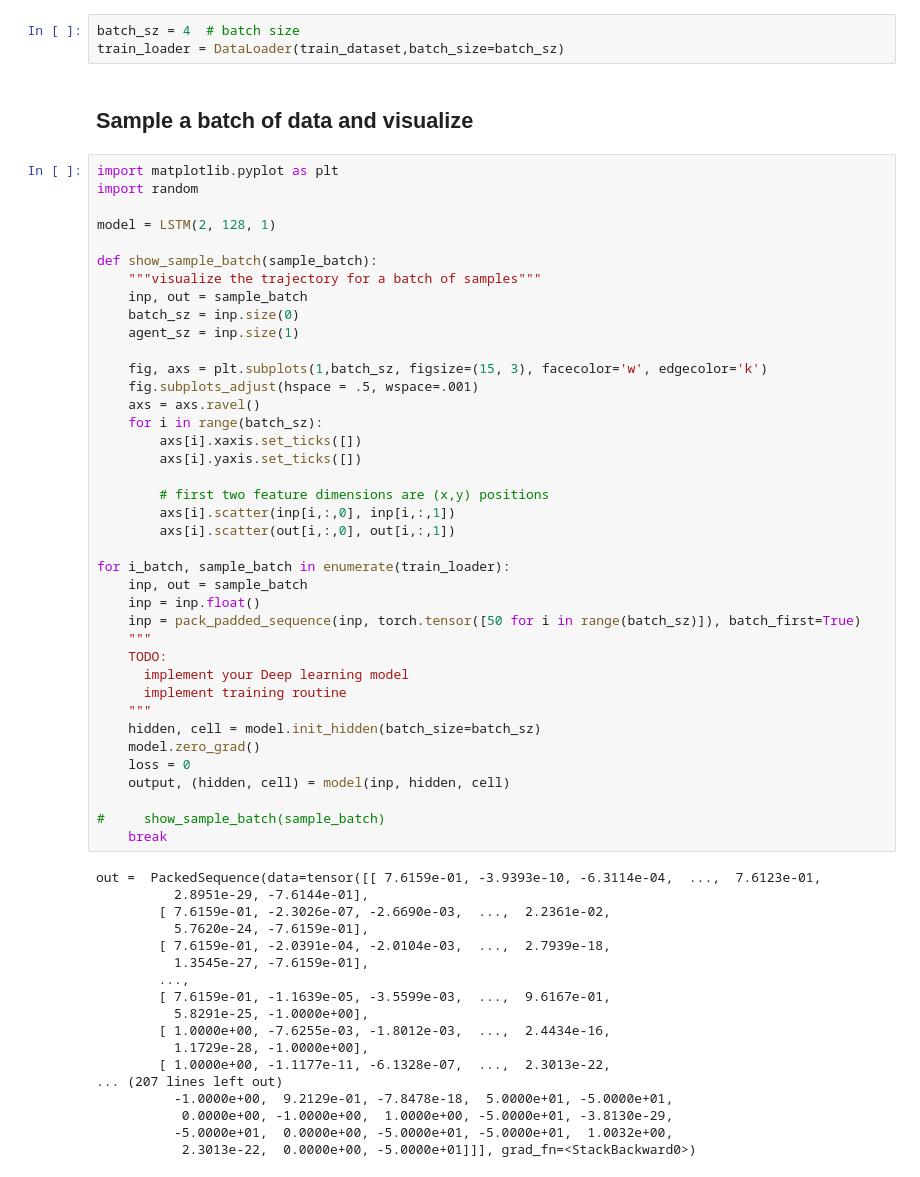
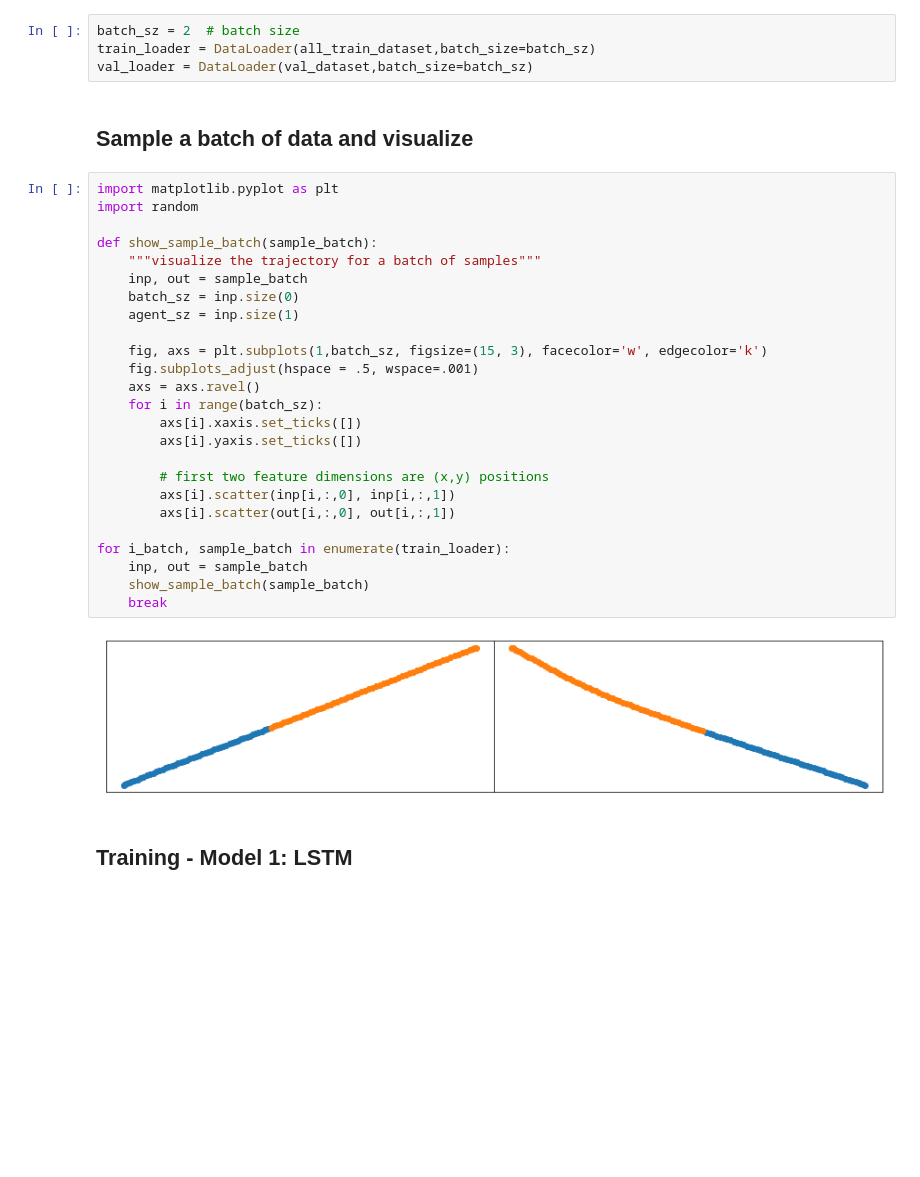
Before and after one commit to LeonLin0516/trajectory-forecasting, a Jupyter notebook: Load_Argo2_Public.ipynb, the cells around one changed output. Cells and saved outputs as stored; diff of their text form; blank space fills up the shorter version.

```diff
--- a/Load_Argo2_Public.ipynb
+++ b/Load_Argo2_Public.ipynb
@@ -135,64 +415,37 @@ class generator:
 # %% [markdown]
 ## Create a DataLoader class for training
 # %%
-batch_sz = 4  # batch size
-train_loader = DataLoader(train_dataset,batch_size=batch_sz)
+batch_sz = 2  # batch size
+train_loader = DataLoader(all_train_dataset,batch_size=batch_sz)
+val_loader = DataLoader(val_dataset,batch_size=batch_sz)
 # %% [markdown]
 ## Sample a batch of data and visualize
 # %%
 import matplotlib.pyplot as plt
 import random
-
-model = LSTM(2, 128, 1)
 
 def show_sample_batch(sample_batch):
     """visualize the trajectory for a batch of samples"""
     inp, out = sample_batch
     batch_sz = inp.size(0)
     agent_sz = inp.size(1)
 
     fig, axs = plt.subplots(1,batch_sz, figsize=(15, 3), facecolor='w', edgecolor='k')
     fig.subplots_adjust(hspace = .5, wspace=.001)
     axs = axs.ravel()
     for i in range(batch_sz):
         axs[i].xaxis.set_ticks([])
         axs[i].yaxis.set_ticks([])
 
         # first two feature dimensions are (x,y) positions
         axs[i].scatter(inp[i,:,0], inp[i,:,1])
         axs[i].scatter(out[i,:,0], out[i,:,1])
 
 for i_batch, sample_batch in enumerate(train_loader):
     inp, out = sample_batch
-    inp = inp.float()
-    inp = pack_padded_sequence(inp, torch.tensor([50 for i in range(batch_sz)]), batch_first=True)
-    """
-    TODO:
-      implement your Deep learning model
-      implement training routine
-    """
-    hidden, cell = model.init_hidden(batch_size=batch_sz)
-    model.zero_grad()
-    loss = 0
-    output, (hidden, cell) = model(inp, hidden, cell)
-
-#     show_sample_batch(sample_batch)
+    show_sample_batch(sample_batch)
     break
 # %% [output]
-out =  PackedSequence(data=tensor([[ 7.6159e-01, -3.9393e-10, -6.3114e-04,  ...,  7.6123e-01,
-          2.8951e-29, -7.6144e-01],
-        [ 7.6159e-01, -2.3026e-07, -2.6690e-03,  ...,  2.2361e-02,
-          5.7620e-24, -7.6159e-01],
-        [ 7.6159e-01, -2.0391e-04, -2.0104e-03,  ...,  2.7939e-18,
-          1.3545e-27, -7.6159e-01],
-        ...,
-        [ 7.6159e-01, -1.1639e-05, -3.5599e-03,  ...,  9.6167e-01,
-          5.8291e-25, -1.0000e+00],
-        [ 1.0000e+00, -7.6255e-03, -1.8012e-03,  ...,  2.4434e-16,
-          1.1729e-28, -1.0000e+00],
-        [ 1.0000e+00, -1.1177e-11, -6.1328e-07,  ...,  2.3013e-22,
-... (207 lines left out)
-          -1.0000e+00,  9.2129e-01, -7.8478e-18,  5.0000e+01, -5.0000e+01,
-           0.0000e+00, -1.0000e+00,  1.0000e+00, -5.0000e+01, -3.8130e-29,
-          -5.0000e+01,  0.0000e+00, -5.0000e+01, -5.0000e+01,  1.0032e+00,
-           2.3013e-22,  0.0000e+00, -5.0000e+01]]], grad_fn=<StackBackward0>)
+[figure, added]
+# %% [markdown]
+## Training - Model 1: LSTM
```
Also changed, not shown: parts of 23 cells of this notebook, 52 other files.
